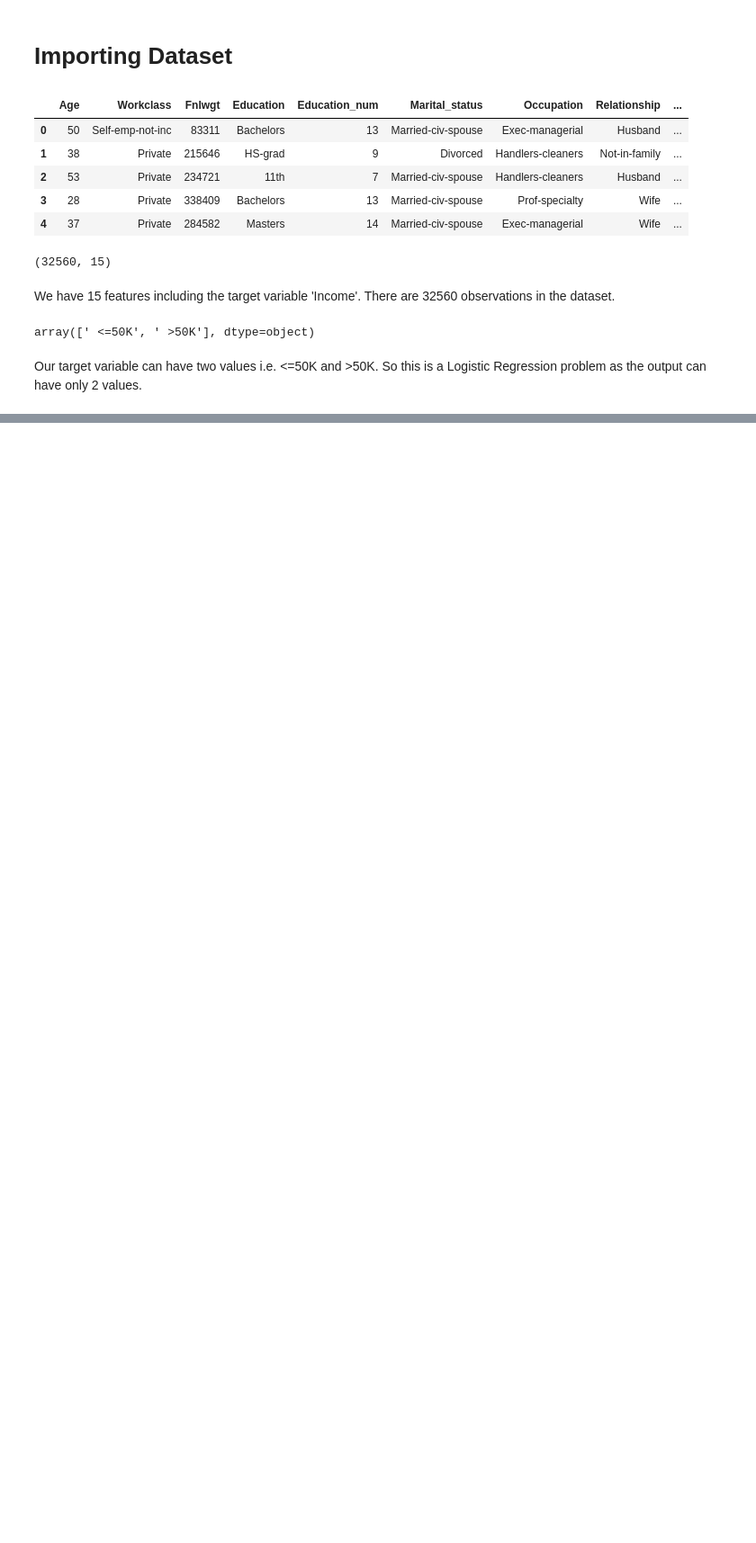
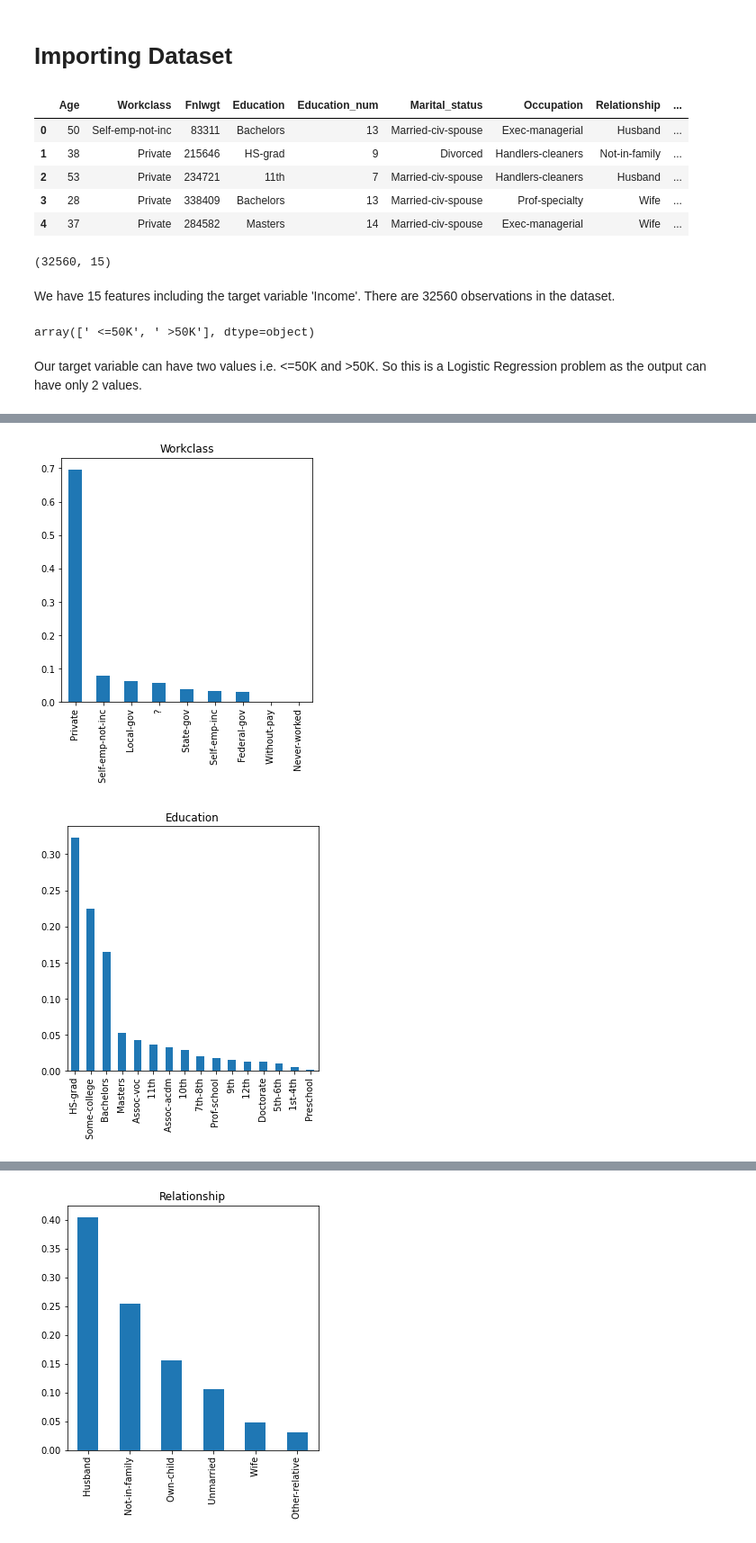
Before and after one commit to Saloni458/Evaluation-Projects, a Jupyter notebook: Census Income Project - Saloni.ipynb, the cells around one changed output, grey strips where cells are left out. Shown at 90% size. Saved outputs shown, nothing was run; the diff lists cells and outputs as text; code cells hidden in the pictures; blank space fills up the shorter version.

```diff
--- a/Census Income Project - Saloni.ipynb
+++ b/Census Income Project - Saloni.ipynb
@@ -50,0 +196,8 @@ Our target variable can have two values i.e. <=50K and >50K. So this is a Logist
+# %%
+cat_col=['Workclass','Education','Marital_status','Occupation','Relationship','Race','Sex','Native_country']
+for i in cat_col:
+    plt.figure()
+    df[i].value_counts(normalize=True).plot.bar(figsize=(5,5),title=i)
+# %% [output]
+[figure, added]
+[figure, added]
@@ -50,0 +206 @@ Our target variable can have two values i.e. <=50K and >50K. So this is a Logist
+[figure, added]
```
Also changed, not shown: parts of 84 cells of this notebook.
